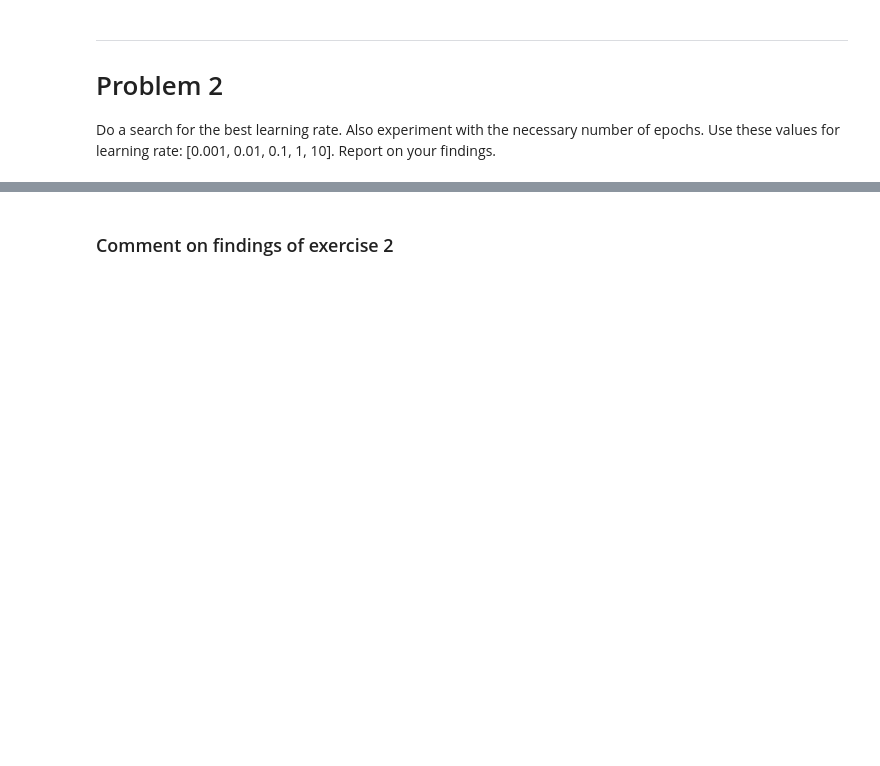
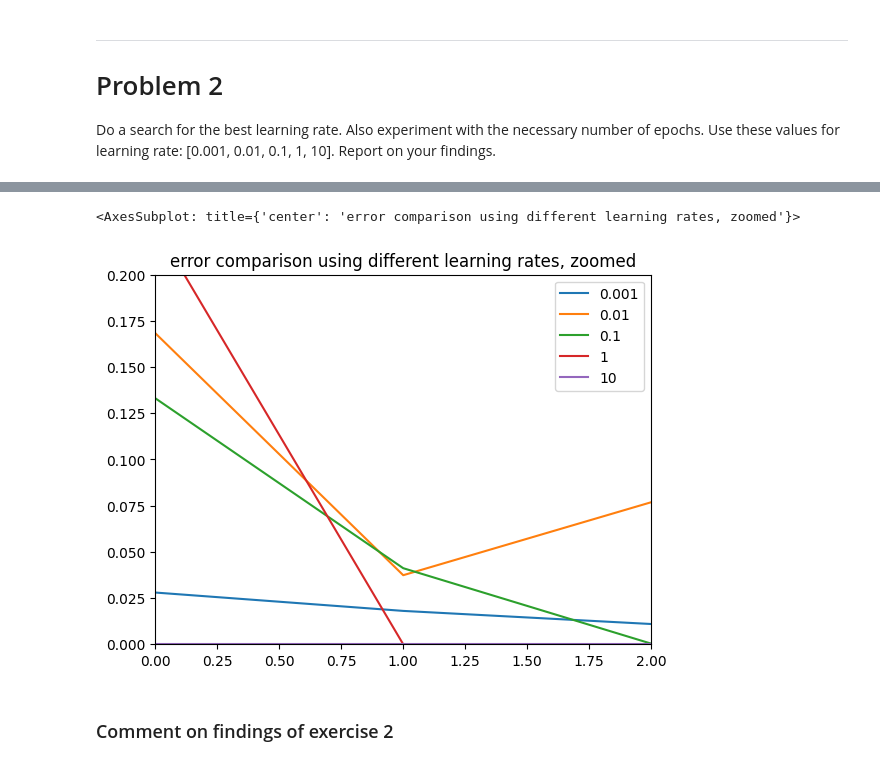
Before and after one commit to carlosreiakvam-uit/AI-Neural, a Jupyter notebook: mandatory_asignments/mandatory_2/assignment_2_carlos_reiakvam.ipynb, the cells around one changed output, grey strips where cells are left out. Saved outputs shown, nothing was run; the diff lists cells and outputs as text; code cells hidden in the pictures; blank space fills up the shorter version.

```diff
--- a/mandatory_asignments/mandatory_2/assignment_2_carlos_reiakvam.ipynb
+++ b/mandatory_asignments/mandatory_2/assignment_2_carlos_reiakvam.ipynb
@@ -176,3 +150,8 @@ df.plot(title="learning rate comparison")
+# %%
+df.plot(title="error comparison using different learning rates, zoomed",ylim = (0,0.20),xlim=(0,2))
+# %% [output]
+<AxesSubplot: title={'center': 'error comparison using different learning rates, zoomed'}>
+[figure, added]
 # %% [markdown]
 ### Comment on findings of exercise 2
 # %% [markdown]
```
Also changed, not shown: parts of 13 cells of this notebook.
